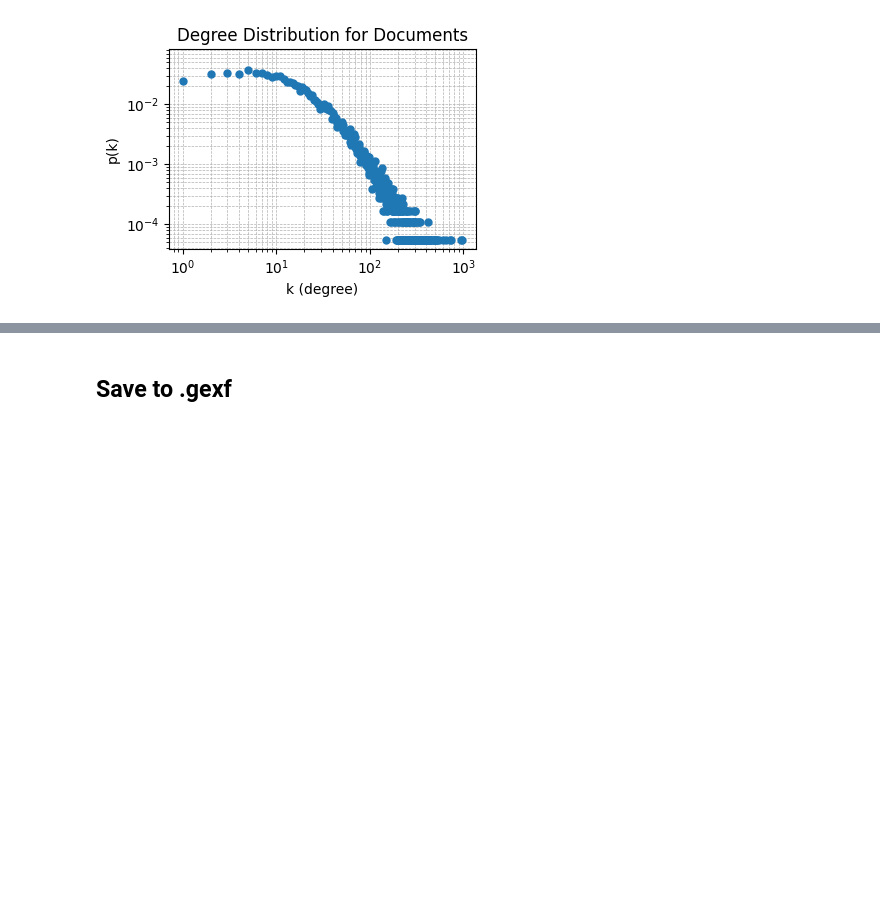
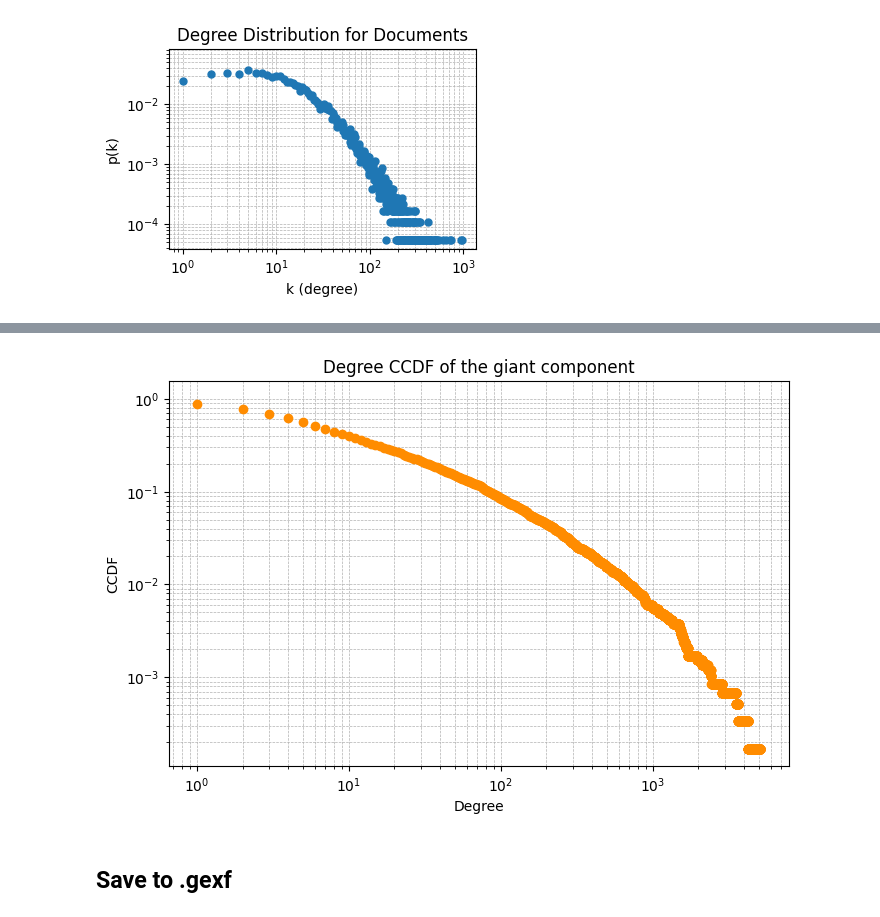
Before and after one commit to mikaelpoli/after-the-vote-network, a Jupyter notebook: build_network.ipynb, the cells around one changed output, grey strips where cells are left out. Drawn from its saved outputs; the diff is of its cells as text; code cells hidden in the pictures; blank space fills up the shorter version.

```diff
--- a/build_network.ipynb
+++ b/build_network.ipynb
@@ -156,3 +228,23 @@ Largest connected component size: 5843
+# %%
+import numpy as np
+
+# Sort degrees
+degree_sequence = sorted(degree_sequence)
+degree_counts = np.bincount(degree_sequence)
+degree_values = np.arange(len(degree_counts))
+
+# CCDF
+ccdf = 1.0 - np.cumsum(degree_counts) / sum(degree_counts)
+
+plt.figure(figsize=(8, 5))
+plt.loglog(degree_values, ccdf, marker='o', linestyle='none', color='darkorange')
+plt.xlabel('Degree')
+plt.ylabel('CCDF')
+plt.title('Degree CCDF of the giant component')
+plt.grid(True, which="both", ls="--", lw=0.5)
+plt.show()
+# %% [output]
+[figure, added]
 # %% [markdown]
 ## Save to .gexf
 # %%
```
Also changed, not shown: parts of 30 cells of this notebook, 4 other files.
